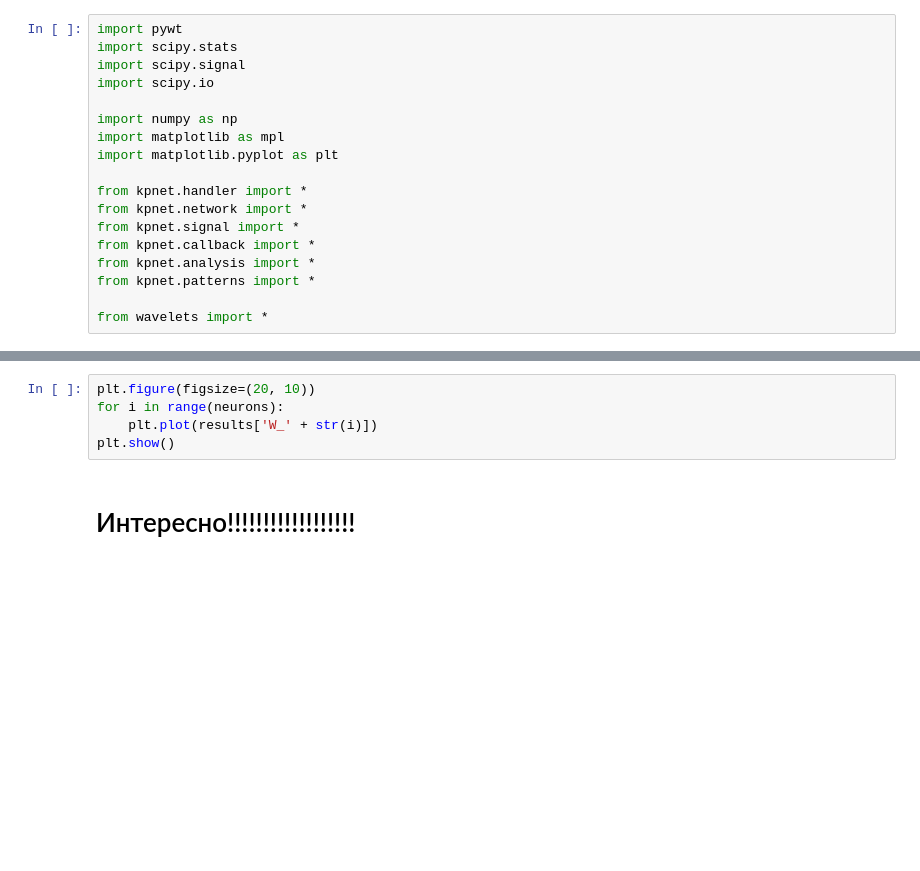
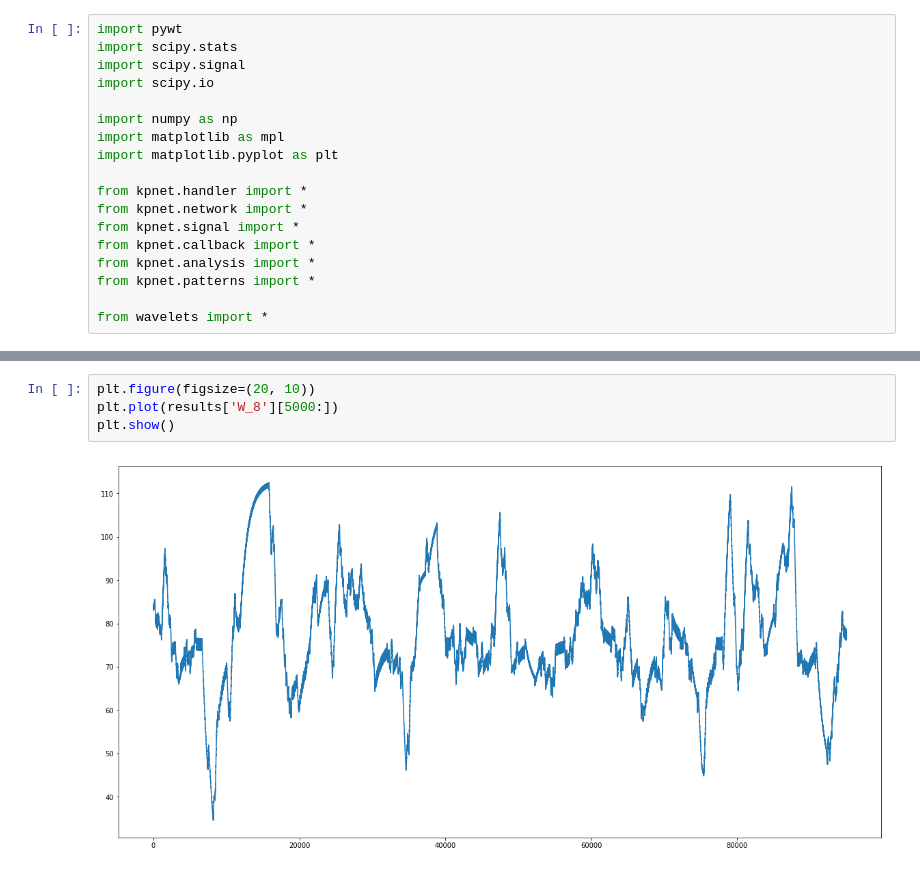
Before and after one commit to dkaravaev/neurodyn, a Jupyter notebook: Original.ipynb, the cells around one changed output, grey strips where cells are left out. Cells and saved outputs as stored; diff of their text form; blank space fills up the shorter version.

```diff
--- a/Original.ipynb
+++ b/Original.ipynb
@@ -57,7 +57,6 @@ plt.show()
 # %%
 plt.figure(figsize=(20, 10))
-for i in range(neurons):
-    plt.plot(results['W_' + str(i)])
+plt.plot(results['W_8'][5000:])
 plt.show()
+# %% [output]
+[figure, added]
-# %% [markdown]
-# Интересно!!!!!!!!!!!!!!!!!!
```
Also changed, not shown: parts of 6 cells of this notebook.
